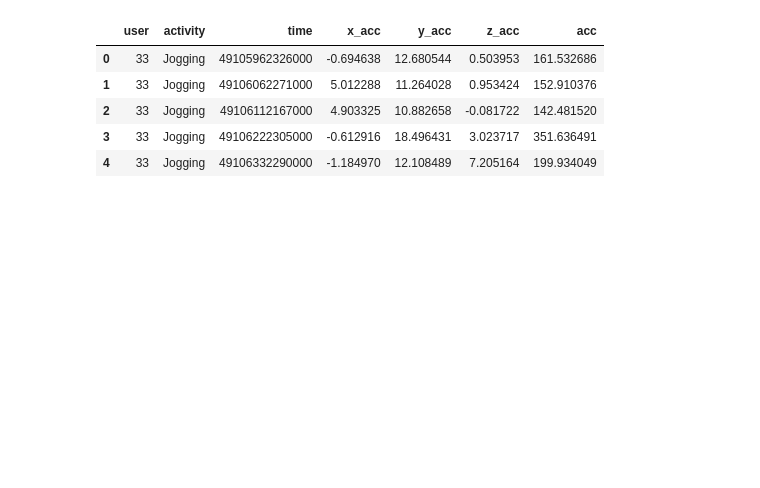
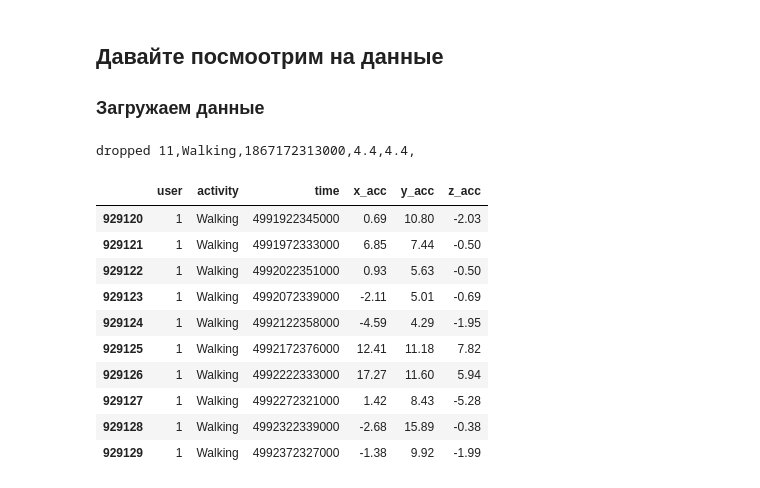
Before and after one commit to norrilsk/str_sht, a Jupyter notebook: Accelerometr.ipynb, the cells around one changed output. Cells and saved outputs as stored; diff of their text form; code cells hidden in the pictures; blank space fills up the shorter version.

```diff
--- a/Accelerometr.ipynb
+++ b/Accelerometr.ipynb
@@ -6,34 +11,52 @@ import matplotlib.pyplot as plt
+# %%
+DATA_PATH = './data/Accel_data/data_raw.txt'
+# %% [markdown]
+## Давайте посмоотрим на данные
+### Загружаем данные
 # %%
 dictionary = {'user':[], 'activity':[], 'time':[], 'x_acc':[],'y_acc':[],'z_acc':[] }
 
 def parse_line( line):
+    user = activity = time = x_acc = y_acc = z_acc = None
     try:
         string = line.strip(';\n').split(',')
-        if int( string[ 2 ]):
-            dictionary['user'].append( int( string[ 0 ]))
-            dictionary['activity'].append( string[ 1 ])
-            dictionary['time'].append( int( string[ 2 ]))
-            dictionary['x_acc'].append( float( string[ 3 ]))
-            dictionary['y_acc'].append( float( string[ 4 ]))
-            dictionary['z_acc'].append( float( string[ 5 ]))
+        user = int( string[ 0 ])
+        activity = string[ 1 ]
+        time = int( string[ 2 ])
+        x_acc = float( string[ 3 ])
+        y_acc = float( string[ 4 ])
+        z_acc = float( string[ 5 ])
     except:
-        print( line)
+        print( 'dropped', line)
+    else:
+        if time and time > 1e-9:
+            dictionary['user'].append(user)
+            dictionary['activity'].append( activity)
+            dictionary['time'].append( time)
+            dictionary['x_acc'].append( x_acc)
+            dictionary['y_acc'].append( y_acc)
+            dictionary['z_acc'].append( z_acc)
 
-with open ('./data/Accel_data/data', "r") as file:
+with open (DATA_PATH, "r") as file:
     for line in file.readlines():
         for sline in line.split(';'):
             if sline.strip():
                 parse_line( sline)
-data = pd.DataFrame(data = dictionary)
-data.sort_values(by = ['user', 'time'])
-data['acc'] = data['x_acc']**2 +data['z_acc']**2 +data['y_acc']**2
+row_data = pd.DataFrame(data = dictionary)
+row_data = row_data.sort_values(by = ['user', 'time'])
 
-data.head()
+row_data.head(10)
 # %% [output]
+dropped 11,Walking,1867172313000,4.4,4.4,
-|  | user | activity | time | x_acc | y_acc | z_acc | acc |
-| 0 | 33 | Jogging | 49105962326000 | -0.694638 | 12.680544 | 0.503953 | 161.532686 |
-| 1 | 33 | Jogging | 49106062271000 | 5.012288 | 11.264028 | 0.953424 | 152.910376 |
-| 2 | 33 | Jogging | 49106112167000 | 4.903325 | 10.882658 | -0.081722 | 142.481520 |
-| 3 | 33 | Jogging | 49106222305000 | -0.612916 | 18.496431 | 3.023717 | 351.636491 |
-| 4 | 33 | Jogging | 49106332290000 | -1.184970 | 12.108489 | 7.205164 | 199.934049 |
+|  | user | activity | time | x_acc | y_acc | z_acc |
+| 929120 | 1 | Walking | 4991922345000 | 0.69 | 10.80 | -2.03 |
+| 929121 | 1 | Walking | 4991972333000 | 6.85 | 7.44 | -0.50 |
+| 929122 | 1 | Walking | 4992022351000 | 0.93 | 5.63 | -0.50 |
+| 929123 | 1 | Walking | 4992072339000 | -2.11 | 5.01 | -0.69 |
+| 929124 | 1 | Walking | 4992122358000 | -4.59 | 4.29 | -1.95 |
+| 929125 | 1 | Walking | 4992172376000 | 12.41 | 11.18 | 7.82 |
+| 929126 | 1 | Walking | 4992222333000 | 17.27 | 11.60 | 5.94 |
+| 929127 | 1 | Walking | 4992272321000 | 1.42 | 8.43 | -5.28 |
+| 929128 | 1 | Walking | 4992322339000 | -2.68 | 15.89 | -0.38 |
+| 929129 | 1 | Walking | 4992372327000 | -1.38 | 9.92 | -1.99 |
 # %%
```
Also changed, not shown: parts of 9 cells of this notebook.
